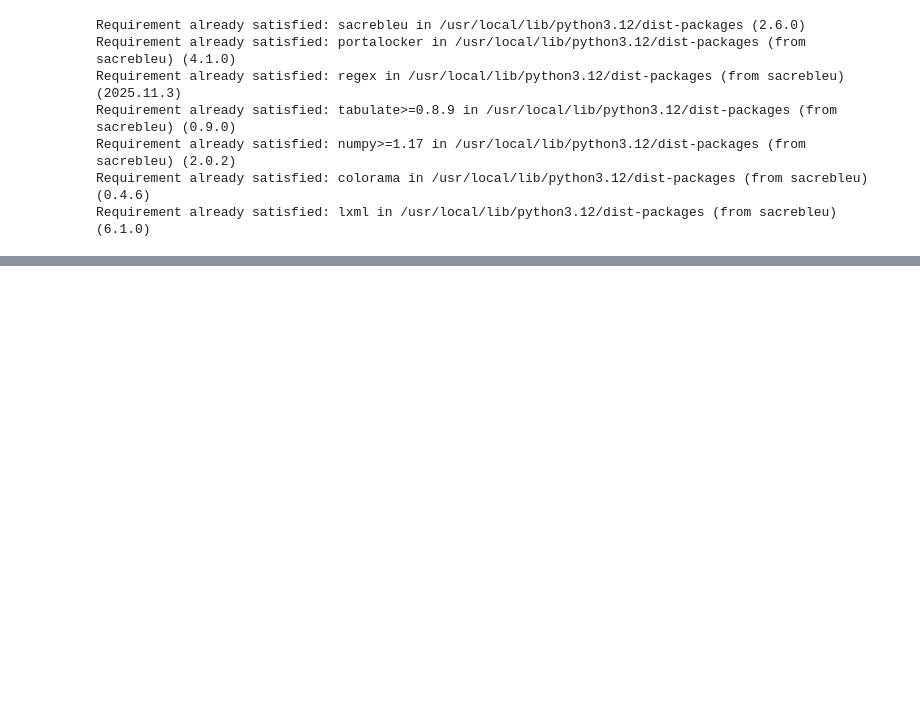
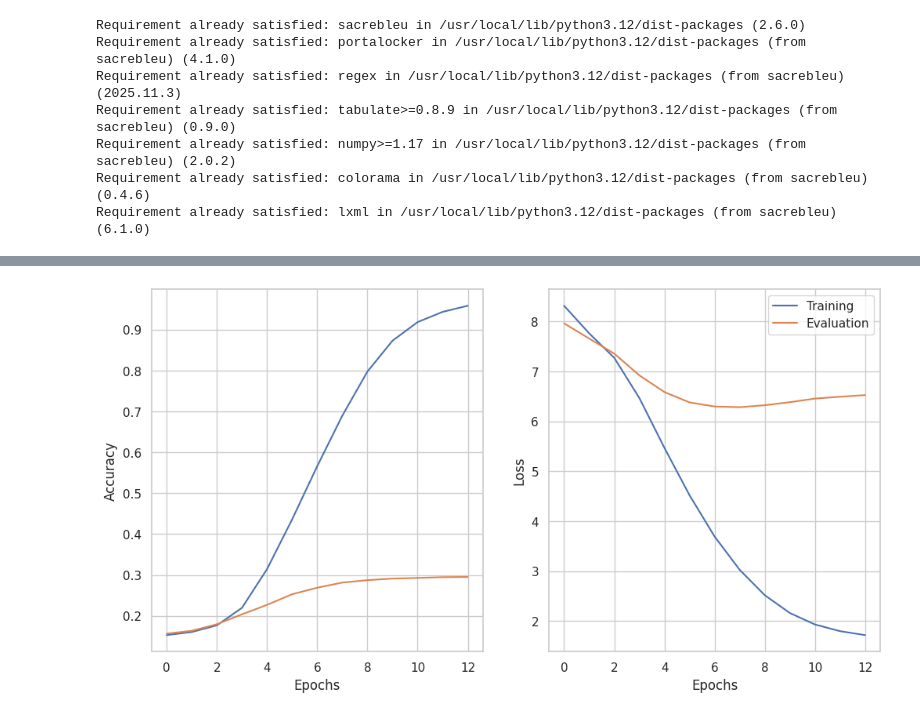
Before and after one commit to phnguyen26/chinese-translation, a Jupyter notebook: model.ipynb, the cells around one changed output, grey strips where cells are left out. Saved outputs shown, nothing was run; the diff lists cells and outputs as text; code cells hidden in the pictures; blank space fills up the shorter version.

```diff
--- a/model.ipynb
+++ b/model.ipynb
@@ -590,0 +630,17 @@ IndexError: string index out of range
+# %%
+
+fig, axs = plt.subplots(nrows = 1, ncols =2 , figsize = (12,6))
+epochs = list(range(len(train_accs)))
+axs[0].plot(epochs,train_accs, label = "Training")
+axs[0].plot(epochs, val_accs, label = "Evaluation")
+axs[1].plot(epochs, train_losses, label = "Training")
+axs[1].plot(epochs, val_losses, label = "Evaluation")
+axs[0].set_xlabel("Epochs")
+axs[1].set_xlabel("Epochs")
+axs[0].set_ylabel("Accuracy")
+axs[1].set_ylabel("Loss")
+plt.legend()
+plt.savefig('./training_curves.png')
+plt.show()
+# %% [output]
+[figure, added]
```
Also changed, not shown: parts of 5 cells of this notebook.
